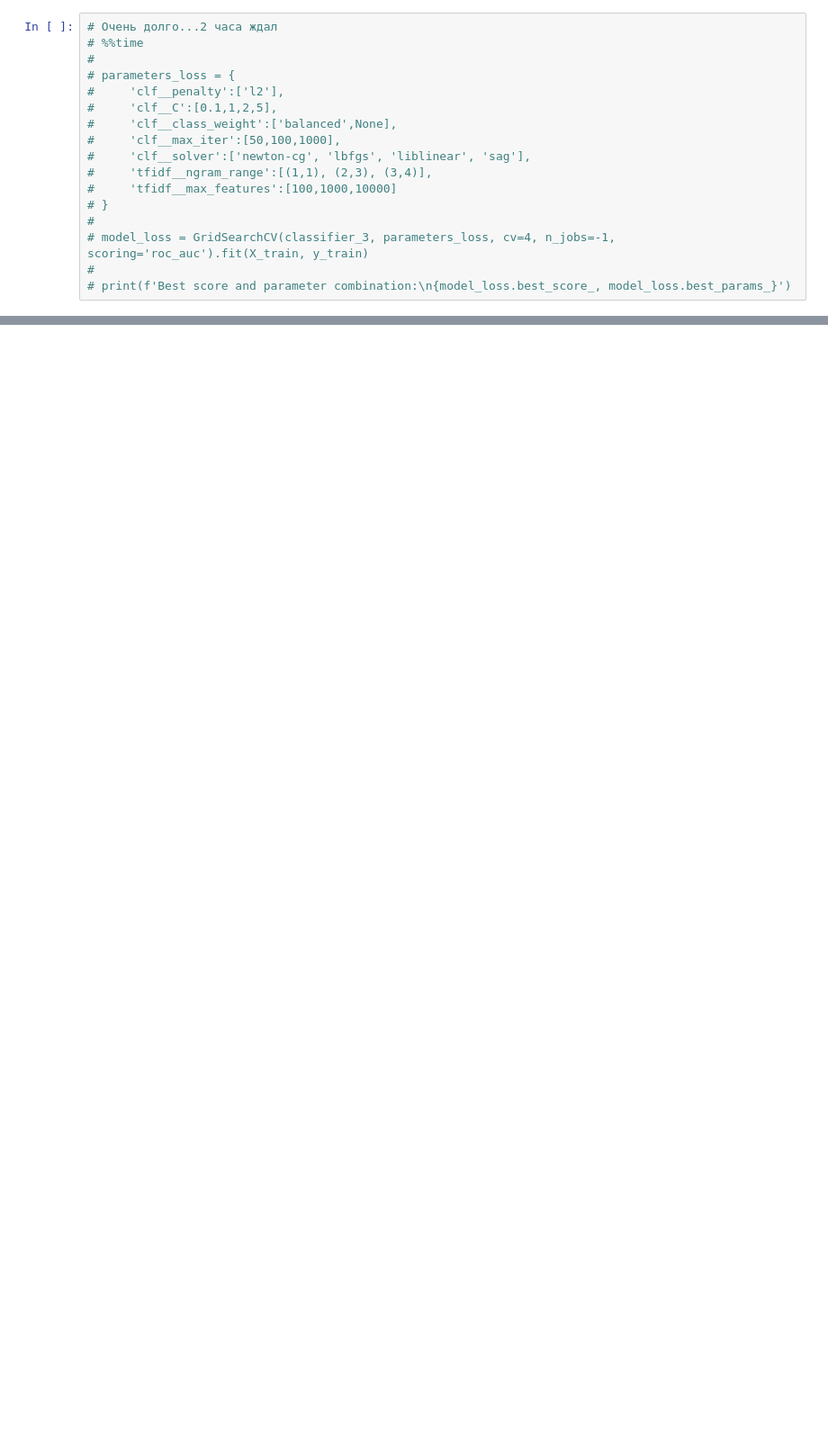
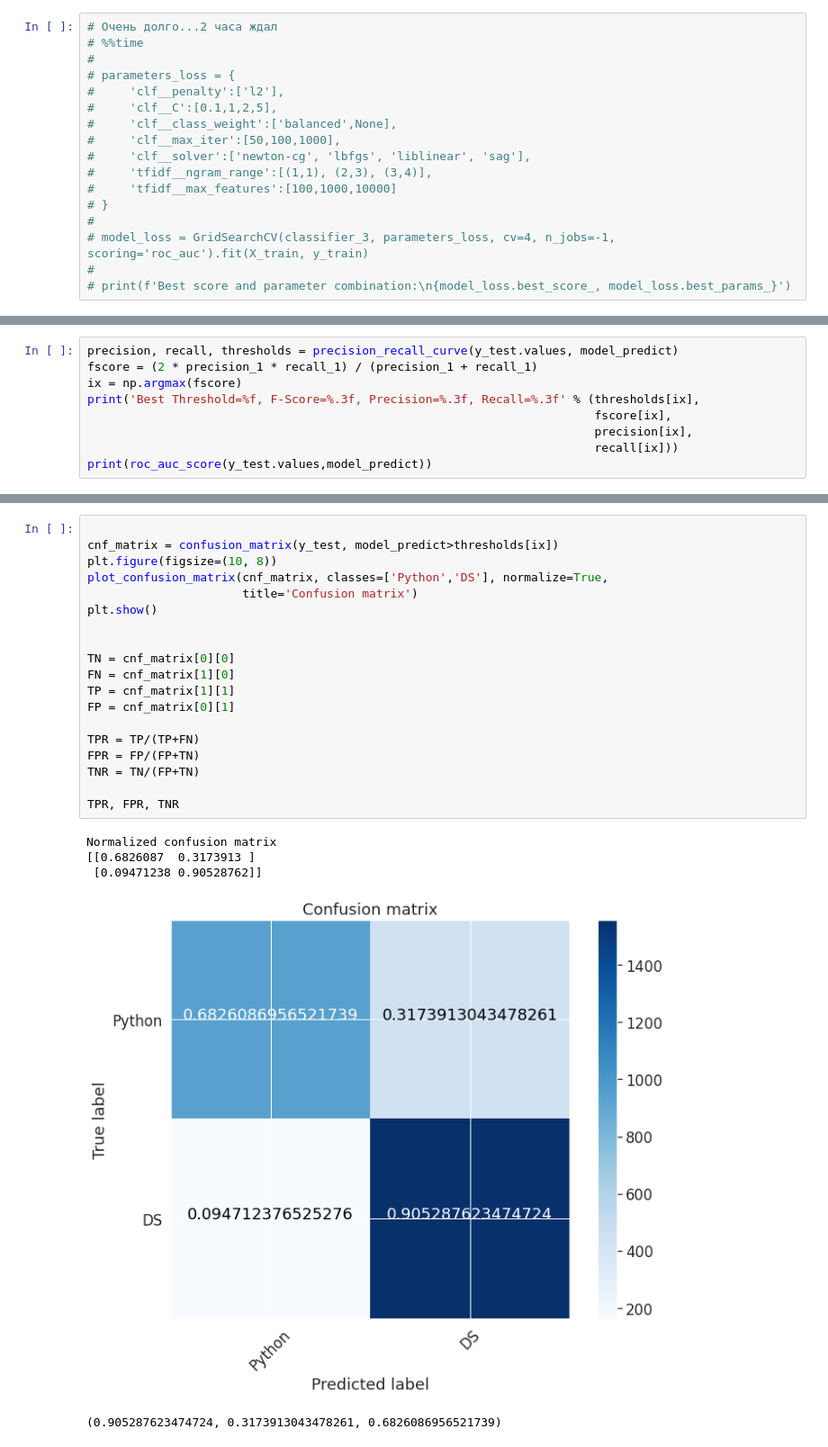
Before and after one commit to mahhets/nlp_classification, a Jupyter notebook: src/research.ipynb, the cells around one changed output, grey strips where cells are left out. Shown at 90% size. Cells and saved outputs as stored; diff of their text form; blank space fills up the shorter version.

```diff
--- a/src/research.ipynb
+++ b/src/research.ipynb
@@ -363,0 +380,9 @@ data[data['label'] == 1]
+# %%
+precision, recall, thresholds = precision_recall_curve(y_test.values, model_predict)
+fscore = (2 * precision_1 * recall_1) / (precision_1 + recall_1)
+ix = np.argmax(fscore)
+print('Best Threshold=%f, F-Score=%.3f, Precision=%.3f, Recall=%.3f' % (thresholds[ix],
+                                                                        fscore[ix],
+                                                                        precision[ix],
+                                                                        recall[ix]))
+print(roc_auc_score(y_test.values,model_predict))
@@ -363,0 +406,25 @@ data[data['label'] == 1]
+# %%
+
+cnf_matrix = confusion_matrix(y_test, model_predict>thresholds[ix])
+plt.figure(figsize=(10, 8))
+plot_confusion_matrix(cnf_matrix, classes=['Python','DS'], normalize=True,
+                      title='Confusion matrix')
+plt.show()
+
+
+TN = cnf_matrix[0][0]
+FN = cnf_matrix[1][0]
+TP = cnf_matrix[1][1]
+FP = cnf_matrix[0][1]
+
+TPR = TP/(TP+FN)
+FPR = FP/(FP+TN)
+TNR = TN/(FP+TN)
+
+TPR, FPR, TNR
+# %% [output]
+Normalized confusion matrix
+[[0.6826087  0.3173913 ]
+ [0.09471238 0.90528762]]
+[figure, added]
+(0.905287623474724, 0.3173913043478261, 0.6826086956521739)
```
Also changed, not shown: parts of 21 cells of this notebook, 3 other files.
